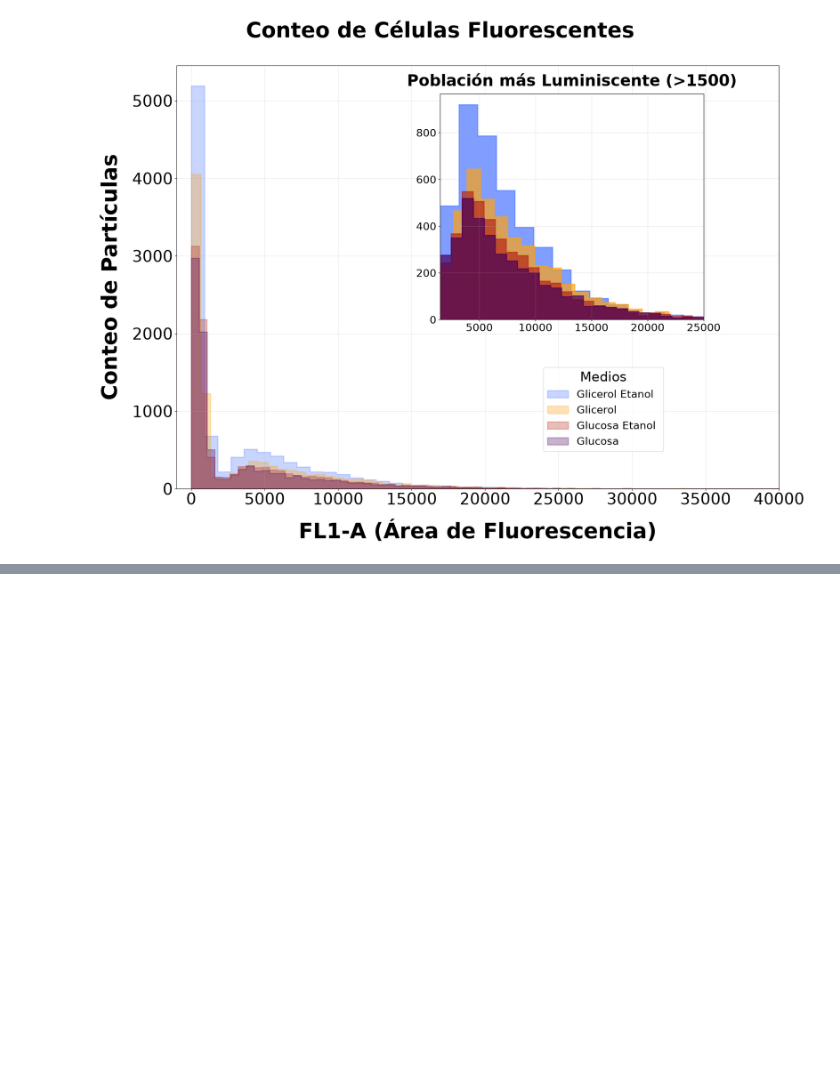
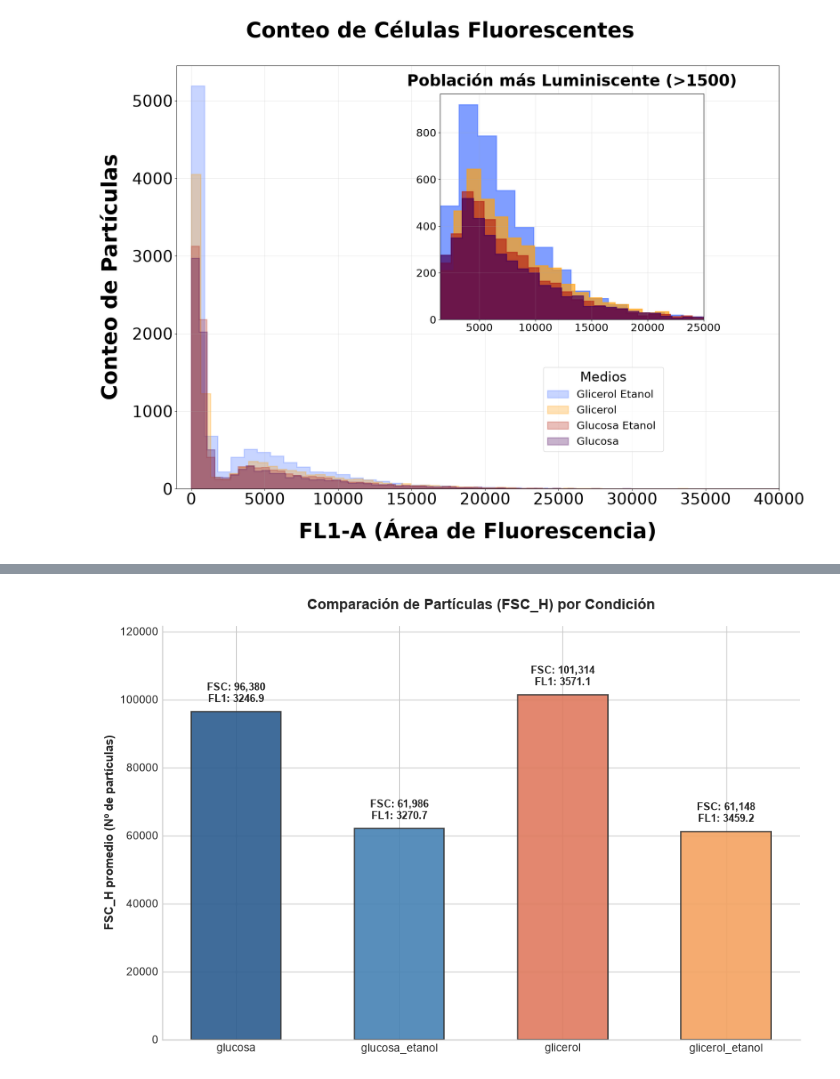
Before and after one commit to ValentinaBustos2025/Proyecto-Experimental, a Jupyter notebook: Datos/cargaDeDatoYPlot copy.ipynb, the cells around one changed output, grey strips where cells are left out. Drawn from its saved outputs; the diff is of its cells as text; code cells hidden in the pictures; blank space fills up the shorter version.

```diff
--- a/Datos/cargaDeDatoYPlot copy.ipynb
+++ b/Datos/cargaDeDatoYPlot copy.ipynb
@@ -311,3 +202,89 @@ grafica_histograma(datos_muestras, "DatosControl")
+# %%
+glicerol = cargar_datos_csv_listas('Citometro/Erol.csv')
+glicerol_etanol = cargar_datos_csv_listas('Citometro/Erolol.csv')
+glucosa = cargar_datos_csv_listas('Citometro/Osa.csv')
+glucosa_etanol = cargar_datos_csv_listas('Citometro/Osaol.csv')
+
+
+datasets = {
+    'glucosa':        glucosa,
+    'glucosa_etanol': glicerol_etanol,
+    'glicerol':         glicerol,
+    'glicerol_etanol':  glucosa_etanol,
+}
+
+# --- Cálculos ---
+resumen = {}
+for nombre, datos in datasets.items():
+    FL1_A = datos[2]            # índice 2 = FL1_A
+    FSC_H = datos[6]            # índice 6 = FSC_H  -> nº de partícula
+    resumen[nombre] = {
+        'promedio_FL1_A': np.mean(FL1_A),
+        'promedio_FSC_H': np.mean(FSC_H),
+    }
+
+
+# --- Configuración estética general ---
+plt.style.use('seaborn-v0_8-whitegrid' if 'seaborn-v0_8-whitegrid' in plt.style.available else 'default')
+fig, ax = plt.subplots(figsize=(9, 6), dpi=100)
+
+nombres = list(resumen.keys())
+proms_FL1 = [r['promedio_FL1_A'] for r in resumen.values()]
+proms_FSC = [r['promedio_FSC_H'] for r in resumen.values()]
+
+# Paleta de colores moderna y atractiva
+colores_hex = ['#2b5c8f', '#4682b4', '#e07a5f', '#f4a261']
+if 'colores' in globals():
+    # Si ya tienes definido un diccionario 'colores', lo usamos
+    colores_lista = [colores[n] for n in nombres]
+else:
+    colores_lista = colores_hex[:len(nombres)]
+
+# --- Gráfico de barras ordenado y limpio ---
+x_pos = np.arange(len(nombres))
+barras = ax.bar(
+    x_pos,
+    proms_FSC,
+    width=0.55,
+    color=colores_lista,
+    edgecolor='#333333',
+    linewidth=1.2,
+    alpha=0.9
+)
+
+# Etiquetas estéticas en el eje X
+ax.set_xticks(x_pos)
+ax.set_xticklabels(nombres, fontsize=10, fontweight='medium')
+
+# Añadir los valores exactos encima de cada barra para lectura rápida
+for barra, fl1 in zip(barras, proms_FL1):
+    altura = barra.get_height()
+    ax.annotate(
+        f'FSC: {altura:,.0f}\nFL1: {fl1:.1f}',
+        xy=(barra.get_x() + barra.get_width() / 2, altura),
+        xytext=(0, 6),  # Desplazamiento vertical en puntos
+        textcoords="offset points",
+        ha='center', va='bottom',
+        fontsize=9, fontweight='semibold', color='#222222'
+    )
+
+# Estética de ejes y títulos
+ax.set_ylabel('FSC_H promedio (Nº de partículas)', fontsize=11, fontweight='semibold')
+ax.set_title('Comparación de Partículas (FSC_H) por Condición', fontsize=13, fontweight='bold', pad=15)
+
+# Limpiar bordes innecesarios (Spines)
+ax.spines['top'].set_visible(False)
+ax.spines['right'].set_visible(False)
+ax.spines['left'].set_color('#cccccc')
+ax.spines['bottom'].set_color('#cccccc')
+
+# Ajustar límites del eje Y para que las etiquetas superiores no se corten
+ax.set_ylim(0, max(proms_FSC) * 1.20)
+
+plt.tight_layout()
+plt.show()
+# %% [output]
+[figure, added]
 # %%
 cepaSB10_LB_toma2 = cargar_datos_csv_listas('Citometro 2/AAC2.csv')
 cepapMS201_LB_toma2 = cargar_datos_csv_listas('Citometro 2/AAC3.csv')
```
Also changed, not shown: parts of 7 cells of this notebook.
